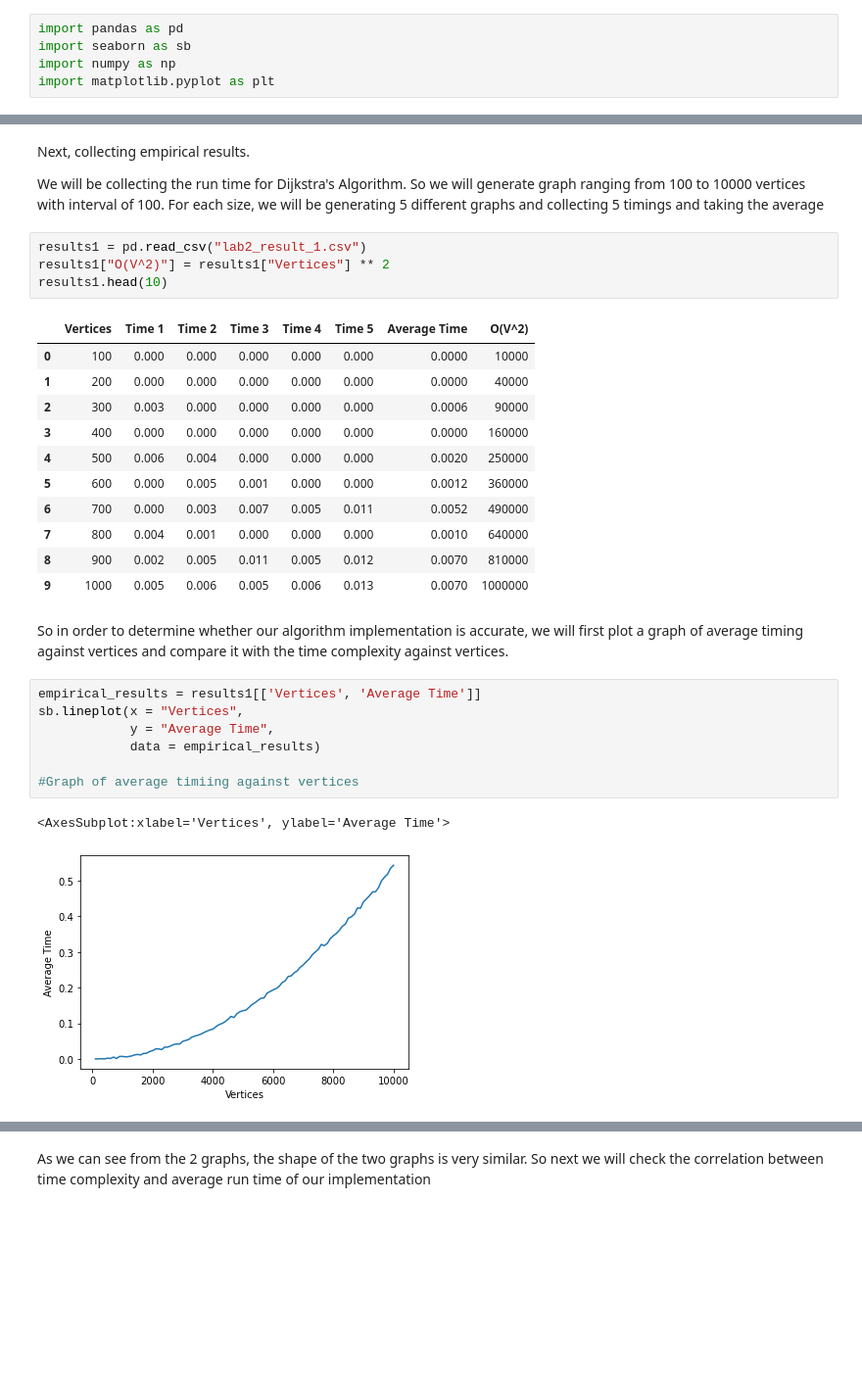
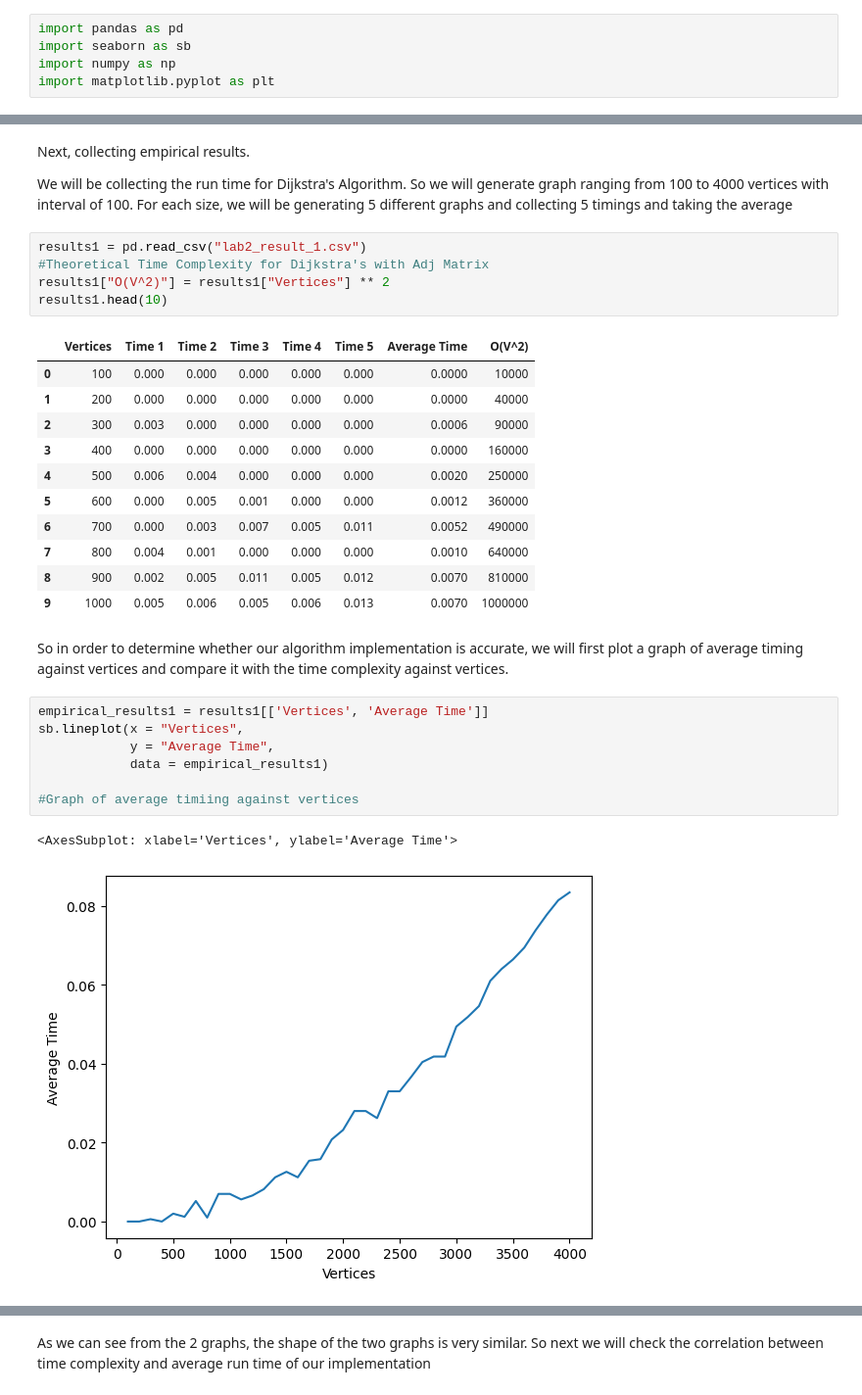
Before and after one commit to DennisDCCH/SC2001, a Jupyter notebook: Lab 2/Lab 2 Analysis.ipynb, the cells around one changed output, grey strips where cells are left out. Shown at 98% size. Drawn from its saved outputs; the diff is of its cells as text; blank space fills up the shorter version.

```diff
--- a/Lab 2/Lab 2 Analysis.ipynb
+++ b/Lab 2/Lab 2 Analysis.ipynb
@@ -22,9 +22,10 @@ Example of Dijkstra's Algorithm Implementation
 # %% [markdown]
 Next, collecting empirical results.
 
-We will be collecting the run time for Dijkstra's Algorithm. So we will generate graph ranging from 100 to 10000 vertices with interval of 100. For each size, we will be generating 5 different graphs and collecting 5 timings and taking the average
+We will be collecting the run time for Dijkstra's Algorithm. So we will generate graph ranging from 100 to 4000 vertices with interval of 100. For each size, we will be generating 5 different graphs and collecting 5 timings and taking the average
 # %%
 results1 = pd.read_csv("lab2_result_1.csv")
+#Theoretical Time Complexity for Dijkstra's with Adj Matrix
 results1["O(V^2)"] = results1["Vertices"] ** 2
 results1.head(10)
 # %% [output]
@@ -42,15 +43,15 @@ results1.head(10)
 # %% [markdown]
 So in order to determine whether our algorithm implementation is accurate, we will first plot a graph of average timing against vertices and compare it with the time complexity against vertices.
 # %%
-empirical_results = results1[['Vertices', 'Average Time']]
+empirical_results1 = results1[['Vertices', 'Average Time']]
 sb.lineplot(x = "Vertices",
             y = "Average Time",
-            data = empirical_results)
+            data = empirical_results1)
 
 #Graph of average timiing against vertices
 # %% [output]
-<AxesSubplot:xlabel='Vertices', ylabel='Average Time'>
+<AxesSubplot: xlabel='Vertices', ylabel='Average Time'>
-[figure, old version]
+[figure, new version]
 # %%
 theoretical_results = results1[["Vertices", "O(V^2)"]]
 sb.lineplot(x = "Vertices",
```
Also changed, not shown: parts of 24 cells of this notebook, 13 other files.
